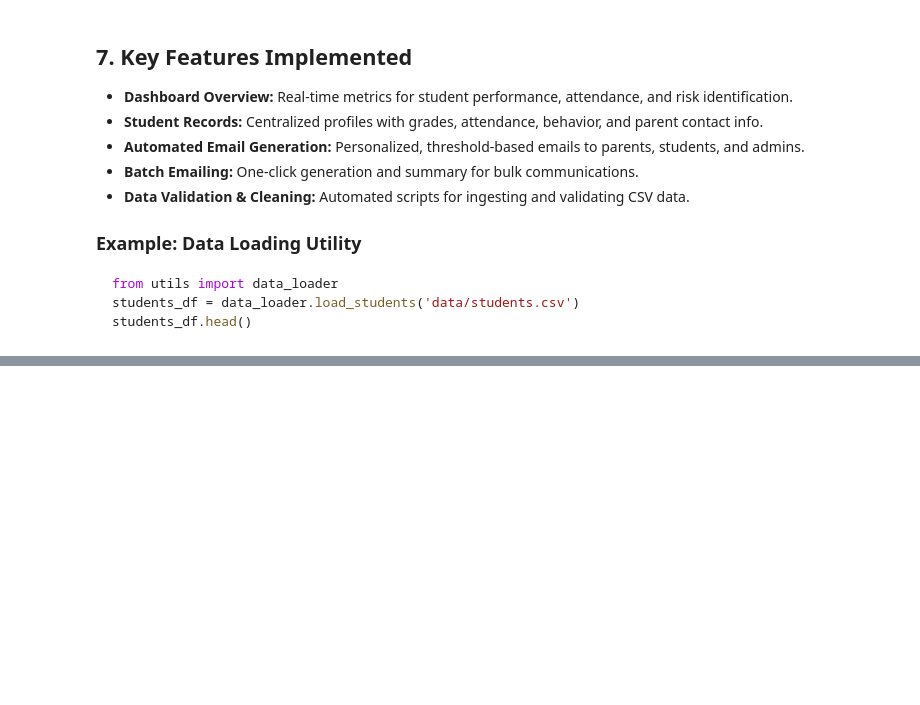
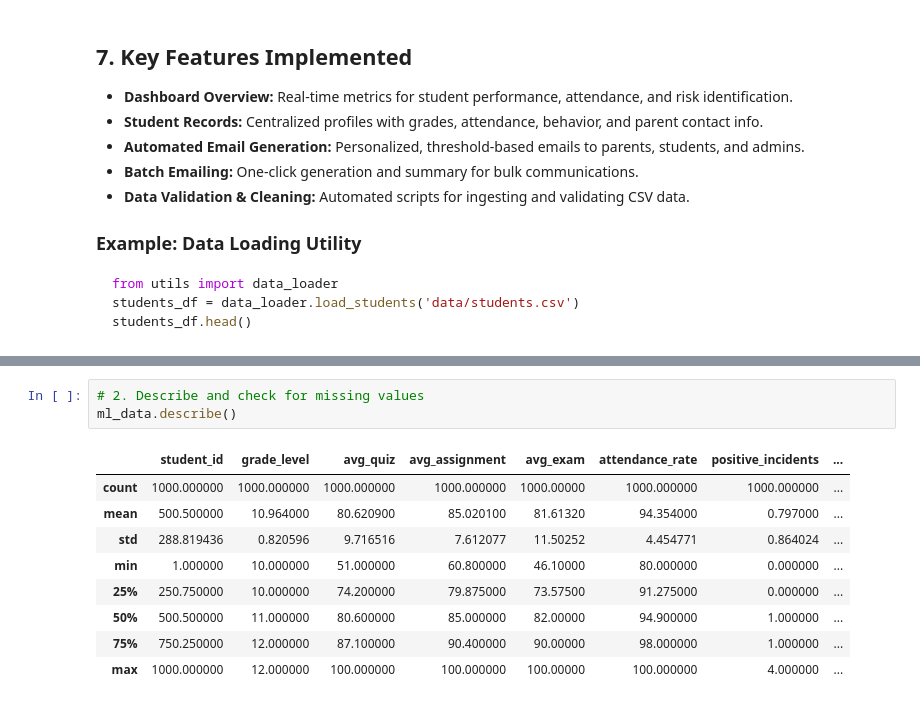
Before and after one commit to sanjaykshetri/Teacher_Assistant_Dashboard, a Jupyter notebook: Teacher_Assistant_Dashboard_Technical_Report.ipynb, the cells around one changed output, grey strips where cells are left out. Drawn from its saved outputs; the diff is of its cells as text; blank space fills up the shorter version.

```diff
--- a/Teacher_Assistant_Dashboard_Technical_Report.ipynb
+++ b/Teacher_Assistant_Dashboard_Technical_Report.ipynb
@@ -158,0 +213,13 @@ students_df.head()
+# %%
+# 2. Describe and check for missing values
+ml_data.describe()
+# %% [output]
+|  | student_id | grade_level | avg_quiz | avg_assignment | avg_exam | attendance_rate | positive_incidents | ... |
+| count | 1000.000000 | 1000.000000 | 1000.000000 | 1000.000000 | 1000.00000 | 1000.000000 | 1000.000000 | ... |
+| mean | 500.500000 | 10.964000 | 80.620900 | 85.020100 | 81.61320 | 94.354000 | 0.797000 | ... |
+| std | 288.819436 | 0.820596 | 9.716516 | 7.612077 | 11.50252 | 4.454771 | 0.864024 | ... |
+| min | 1.000000 | 10.000000 | 51.000000 | 60.800000 | 46.10000 | 80.000000 | 0.000000 | ... |
+| 25% | 250.750000 | 10.000000 | 74.200000 | 79.875000 | 73.57500 | 91.275000 | 0.000000 | ... |
+| 50% | 500.500000 | 11.000000 | 80.600000 | 85.000000 | 82.00000 | 94.900000 | 1.000000 | ... |
+| 75% | 750.250000 | 12.000000 | 87.100000 | 90.400000 | 90.00000 | 98.000000 | 1.000000 | ... |
+| max | 1000.000000 | 12.000000 | 100.000000 | 100.000000 | 100.00000 | 100.000000 | 4.000000 | ... |
```
Also changed, not shown: parts of 14 cells of this notebook, 1 other file.
